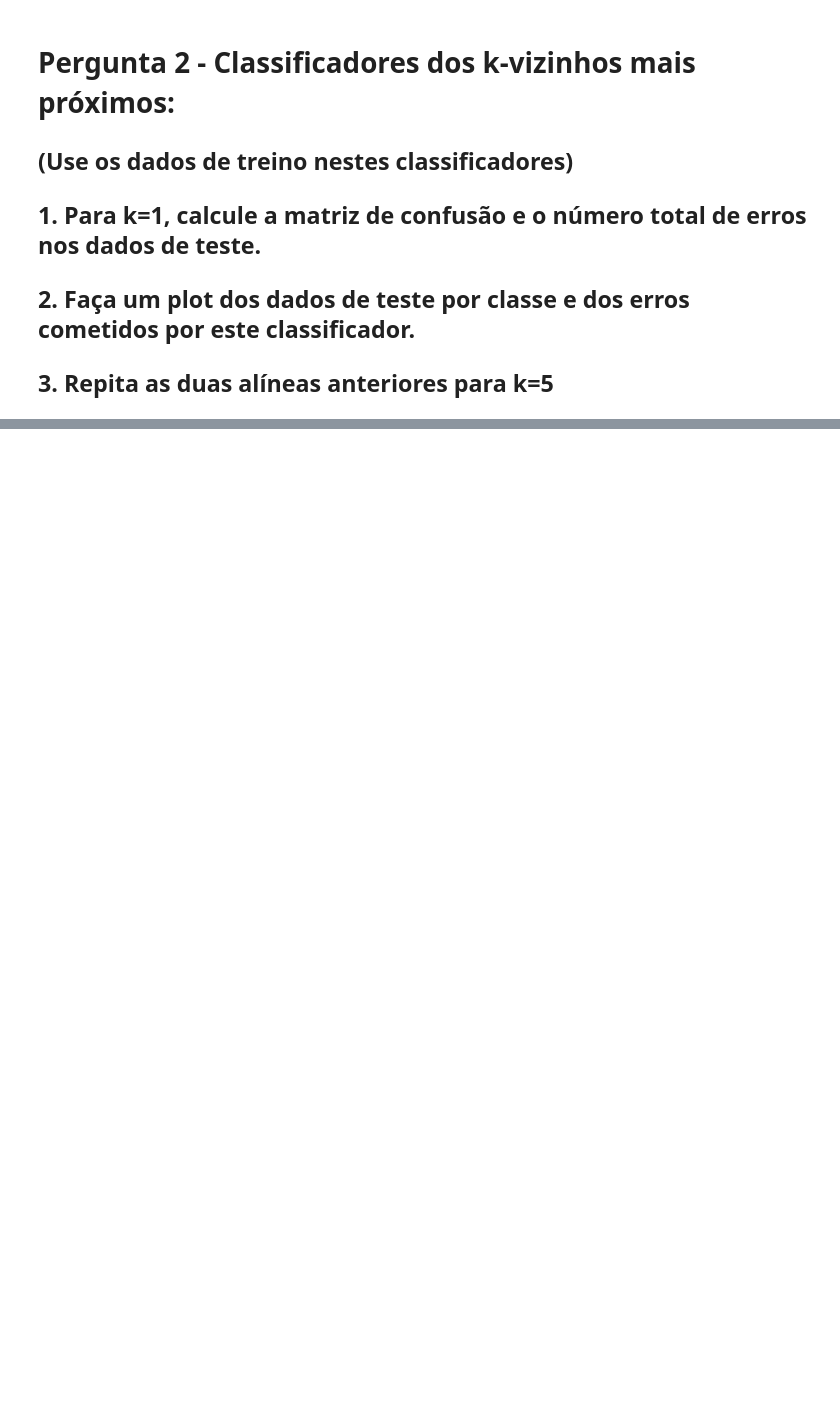
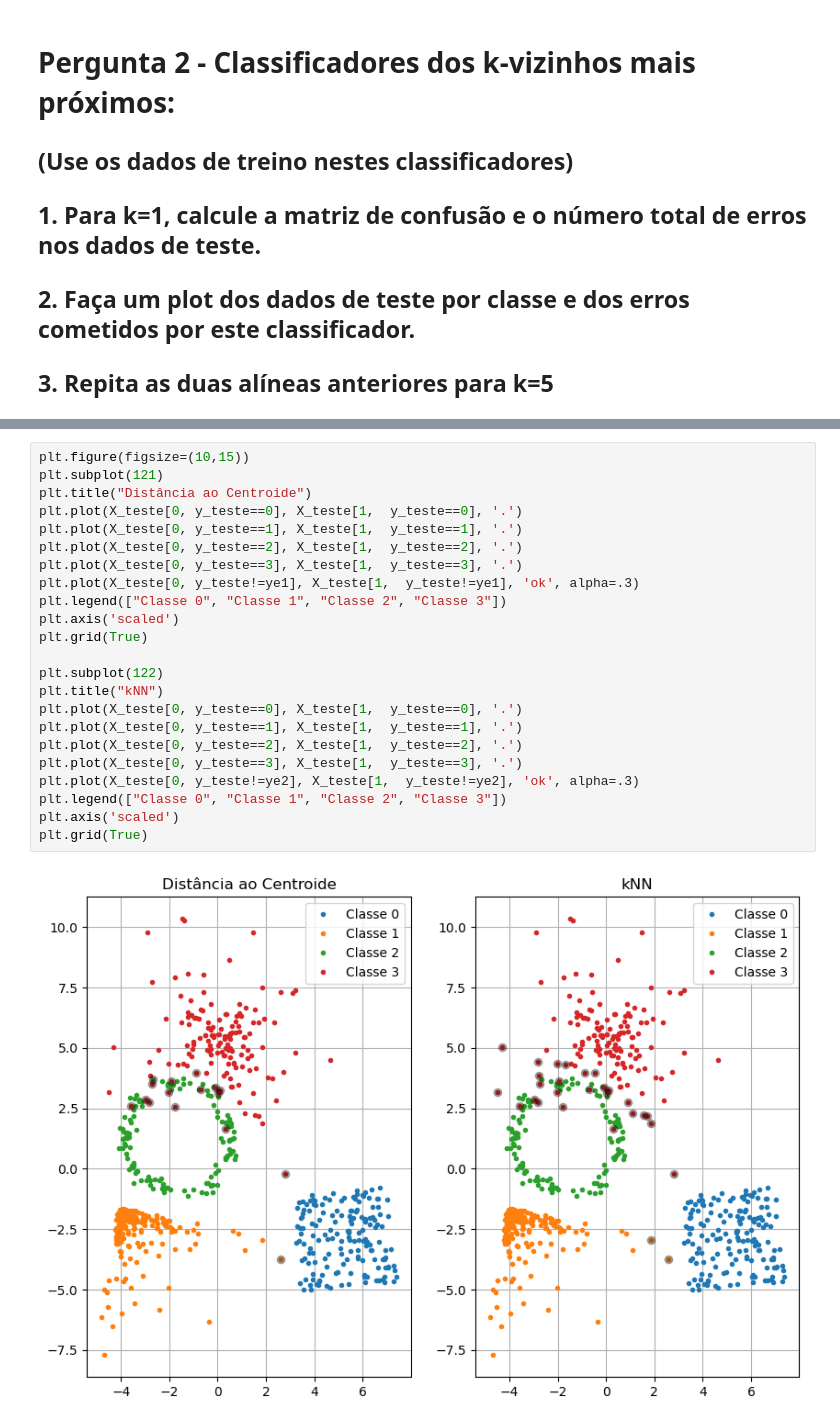
Before and after one commit to AnaSofOliveira/AA-22-23, a Jupyter notebook: _old/Laboratorios/Lab2/progsLab2.ipynb, the cells around one changed output, grey strips where cells are left out. Drawn from its saved outputs; the diff is of its cells as text; blank space fills up the shorter version.

```diff
--- a/_old/Laboratorios/Lab2/progsLab2.ipynb
+++ b/_old/Laboratorios/Lab2/progsLab2.ipynb
@@ -203,0 +260,25 @@ ValueError: Found input variables with inconsistent numbers of samples: [2, 218]
+# %%
+plt.figure(figsize=(10,15))
+plt.subplot(121)
+plt.title("Distância ao Centroide")
+plt.plot(X_teste[0, y_teste==0], X_teste[1,  y_teste==0], '.')
+plt.plot(X_teste[0, y_teste==1], X_teste[1,  y_teste==1], '.')
+plt.plot(X_teste[0, y_teste==2], X_teste[1,  y_teste==2], '.')
+plt.plot(X_teste[0, y_teste==3], X_teste[1,  y_teste==3], '.')
+plt.plot(X_teste[0, y_teste!=ye1], X_teste[1,  y_teste!=ye1], 'ok', alpha=.3)
+plt.legend(["Classe 0", "Classe 1", "Classe 2", "Classe 3"])
+plt.axis('scaled')
+plt.grid(True)
+
+plt.subplot(122)
+plt.title("kNN")
+plt.plot(X_teste[0, y_teste==0], X_teste[1,  y_teste==0], '.')
+plt.plot(X_teste[0, y_teste==1], X_teste[1,  y_teste==1], '.')
+plt.plot(X_teste[0, y_teste==2], X_teste[1,  y_teste==2], '.')
+plt.plot(X_teste[0, y_teste==3], X_teste[1,  y_teste==3], '.')
+plt.plot(X_teste[0, y_teste!=ye2], X_teste[1,  y_teste!=ye2], 'ok', alpha=.3)
+plt.legend(["Classe 0", "Classe 1", "Classe 2", "Classe 3"])
+plt.axis('scaled')
+plt.grid(True)
+# %% [output]
+[figure, added]
```
Also changed, not shown: parts of 3 cells of this notebook, 1 other file.
